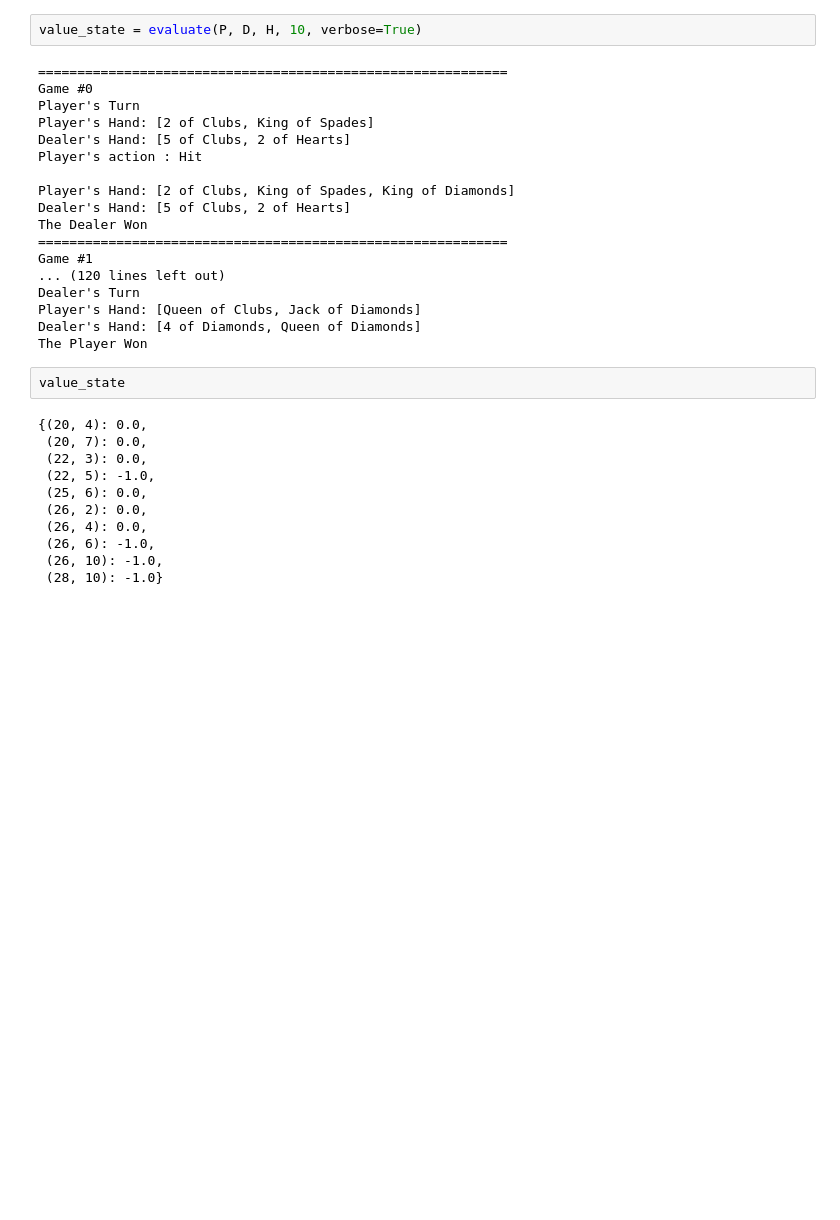
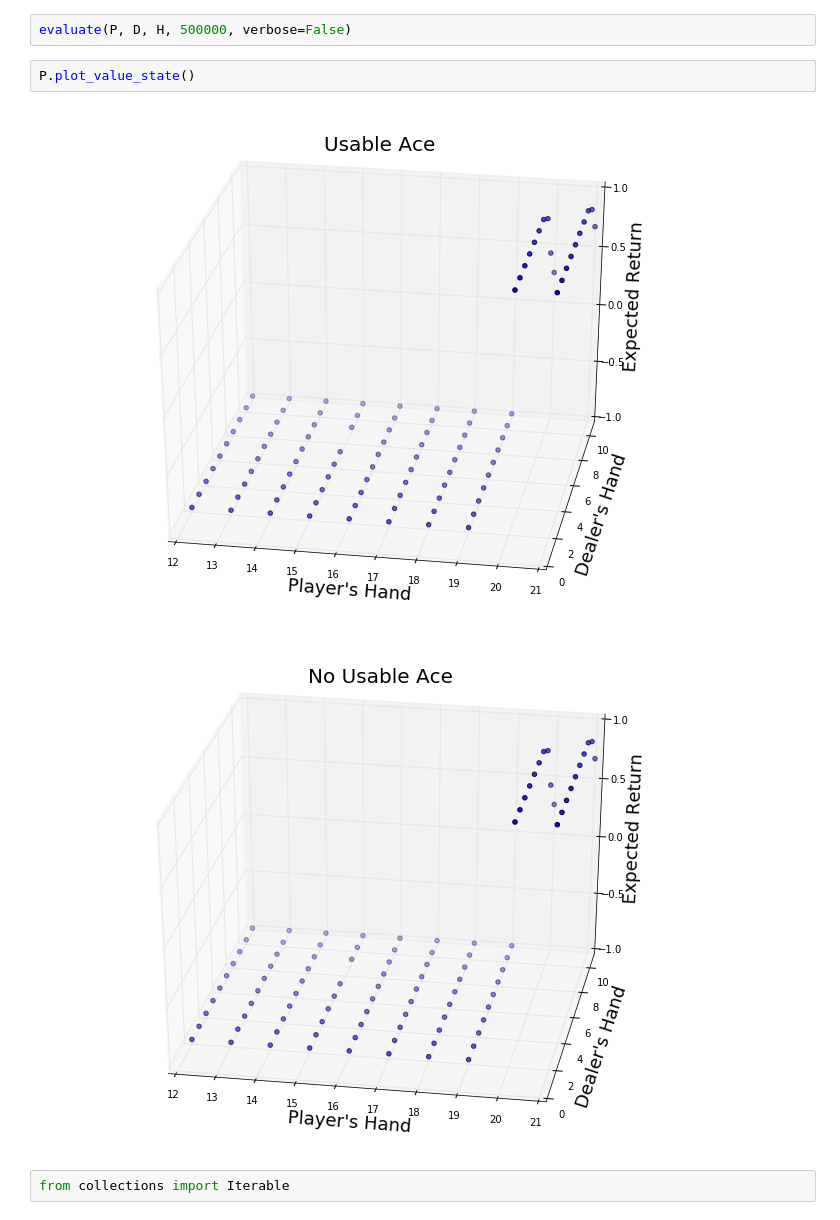
Before and after one commit to jvce92/intro-RL, a Jupyter notebook: ch05_MC/Blackjack.ipynb, the cells around one changed output. Drawn from its saved outputs; the diff is of its cells as text; blank space fills up the shorter version.

```diff
--- a/ch05_MC/Blackjack.ipynb
+++ b/ch05_MC/Blackjack.ipynb
@@ -15,33 +14,9 @@ D = Dealer(AlwaysStick())
 # %%
-value_state = evaluate(P, D, H, 10, verbose=True)
+evaluate(P, D, H, 500000, verbose=False)
-# %% [output]
-============================================================
-Game #0
-Player's Turn
-Player's Hand: [2 of Clubs, King of Spades]
-Dealer's Hand: [5 of Clubs, 2 of Hearts]
-Player's action : Hit
-
-Player's Hand: [2 of Clubs, King of Spades, King of Diamonds]
-Dealer's Hand: [5 of Clubs, 2 of Hearts]
-The Dealer Won
-============================================================
-Game #1
-... (120 lines left out)
-Dealer's Turn
-Player's Hand: [Queen of Clubs, Jack of Diamonds]
-Dealer's Hand: [4 of Diamonds, Queen of Diamonds]
-The Player Won
-# %%
-value_state
-# %% [output]
-{(20, 4): 0.0,
- (20, 7): 0.0,
- (22, 3): 0.0,
- (22, 5): -1.0,
- (25, 6): 0.0,
- (26, 2): 0.0,
- (26, 4): 0.0,
- (26, 6): -1.0,
- (26, 10): -1.0,
- (28, 10): -1.0}
+# %%
+P.plot_value_state()
+# %% [output]
+[figure, added]
+[figure, added]
+# %%
+from collections import Iterable
```
Also changed, not shown: parts of 4 cells of this notebook, 17 other files.
